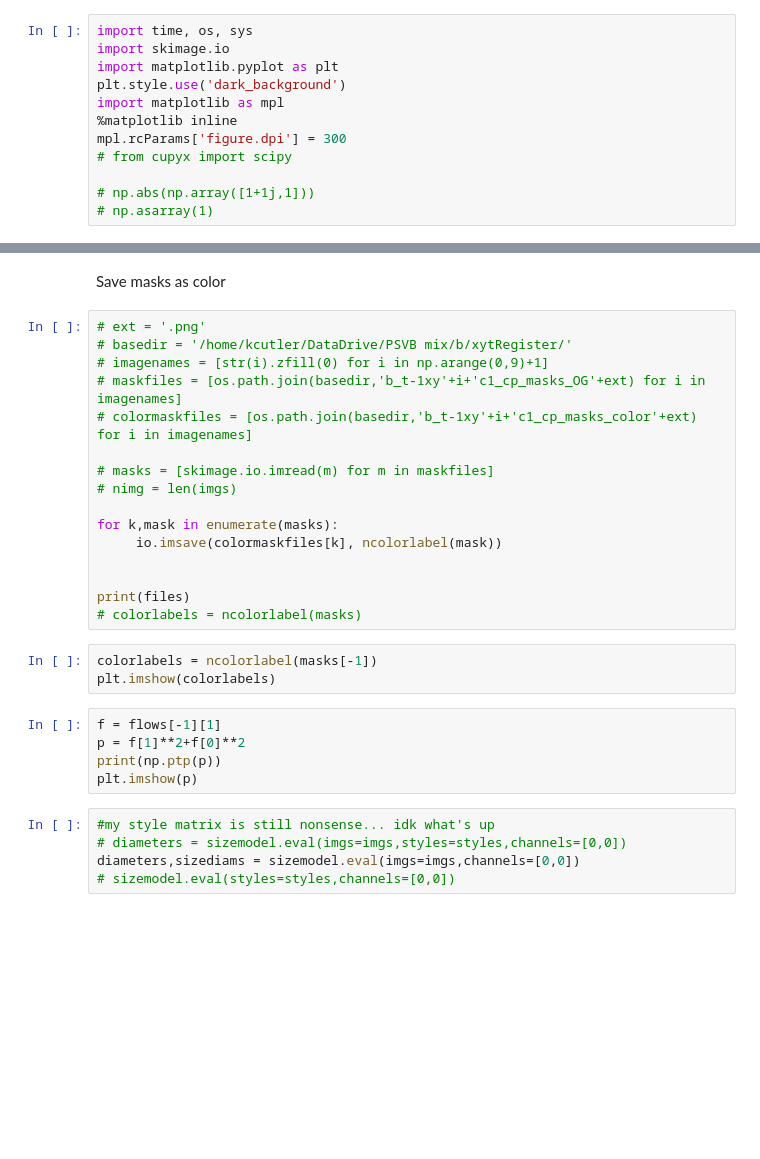
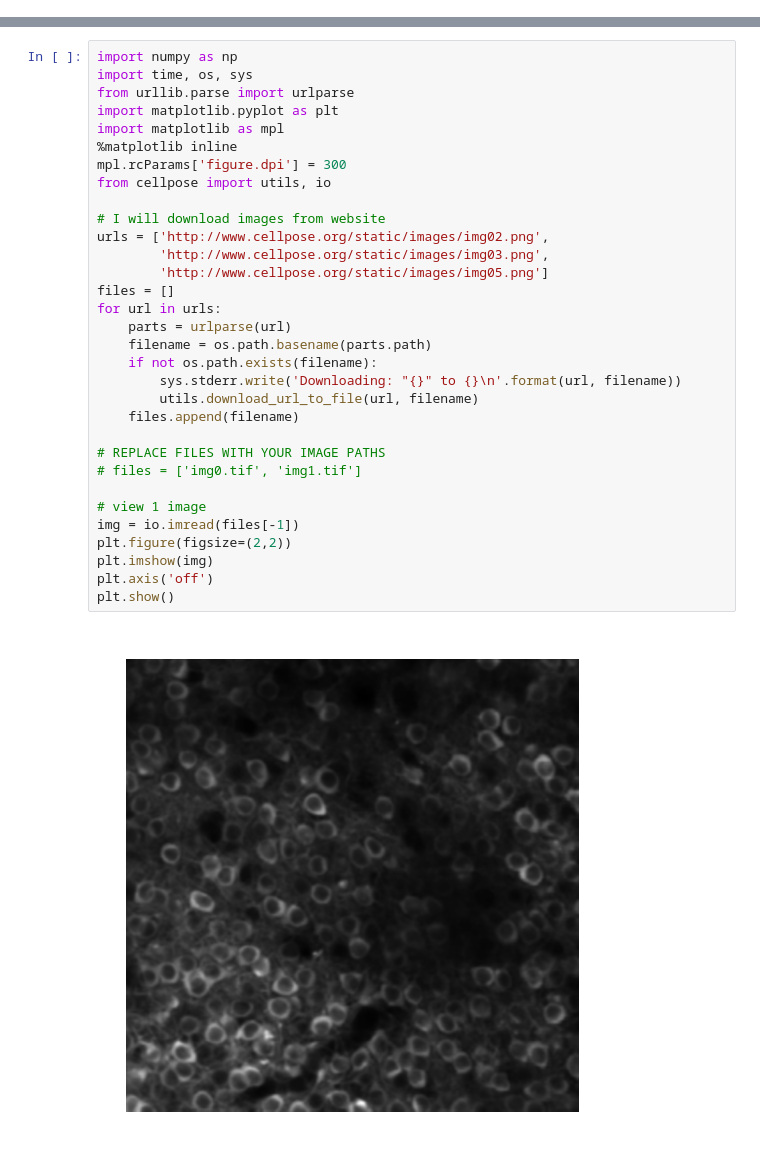
Before and after one commit to MouseLand/cellpose, a Jupyter notebook: notebooks/run_cellpose.ipynb, the cells around one changed output, grey strips where cells are left out. Cells and saved outputs as stored; diff of their text form; blank space fills up the shorter version.

```diff
--- a/notebooks/run_cellpose.ipynb
+++ b/notebooks/run_cellpose.ipynb
@@ -47,12 +0,0 @@ Import libraries and check GPU
-# %%
-import time, os, sys
-import skimage.io
-import matplotlib.pyplot as plt
-plt.style.use('dark_background')
-import matplotlib as mpl
-%matplotlib inline
-mpl.rcParams['figure.dpi'] = 300
-# from cupyx import scipy
-
-# np.abs(np.array([1+1j,1]))
-# np.asarray(1)
@@ -737,31 +1,34 @@ outX, outY = np.nonzero(outlines)
-# %% [markdown]
-Save masks as color
-# %%
-# ext = '.png'
-# basedir = '/home/kcutler/DataDrive/PSVB mix/b/xytRegister/'
-# imagenames = [str(i).zfill(0) for i in np.arange(0,9)+1]
-# maskfiles = [os.path.join(basedir,'b_t-1xy'+i+'c1_cp_masks_OG'+ext) for i in imagenames]
-# colormaskfiles = [os.path.join(basedir,'b_t-1xy'+i+'c1_cp_masks_color'+ext) for i in imagenames]
-
-# masks = [skimage.io.imread(m) for m in maskfiles]
-# nimg = len(imgs)
-
-for k,mask in enumerate(masks):
-     io.imsave(colormaskfiles[k], ncolorlabel(mask))
-
-
-print(files)
-# colorlabels = ncolorlabel(masks)
-# %%
-colorlabels = ncolorlabel(masks[-1])
-plt.imshow(colorlabels)
-# %%
-f = flows[-1][1]
-p = f[1]**2+f[0]**2
-print(np.ptp(p))
-plt.imshow(p)
-# %%
-#my style matrix is still nonsense... idk what's up
-# diameters = sizemodel.eval(imgs=imgs,styles=styles,channels=[0,0])
-diameters,sizediams = sizemodel.eval(imgs=imgs,channels=[0,0])
-# sizemodel.eval(styles=styles,channels=[0,0])
+# %%
+import numpy as np
+import time, os, sys
+from urllib.parse import urlparse
+import matplotlib.pyplot as plt
+import matplotlib as mpl
+%matplotlib inline
+mpl.rcParams['figure.dpi'] = 300
+from cellpose import utils, io
+
+# I will download images from website
+urls = ['http://www.cellpose.org/static/images/img02.png',
+        'http://www.cellpose.org/static/images/img03.png',
+        'http://www.cellpose.org/static/images/img05.png']
+files = []
+for url in urls:
+    parts = urlparse(url)
+    filename = os.path.basename(parts.path)
+    if not os.path.exists(filename):
+        sys.stderr.write('Downloading: "{}" to {}\n'.format(url, filename))
+        utils.download_url_to_file(url, filename)
+    files.append(filename)
+
+# REPLACE FILES WITH YOUR IMAGE PATHS
+# files = ['img0.tif', 'img1.tif']
+
+# view 1 image
+img = io.imread(files[-1])
+plt.figure(figsize=(2,2))
+plt.imshow(img)
+plt.axis('off')
+plt.show()
+# %% [output]
+[figure, added]
```
Also changed, not shown: parts of 52 cells of this notebook, 2 other files.
